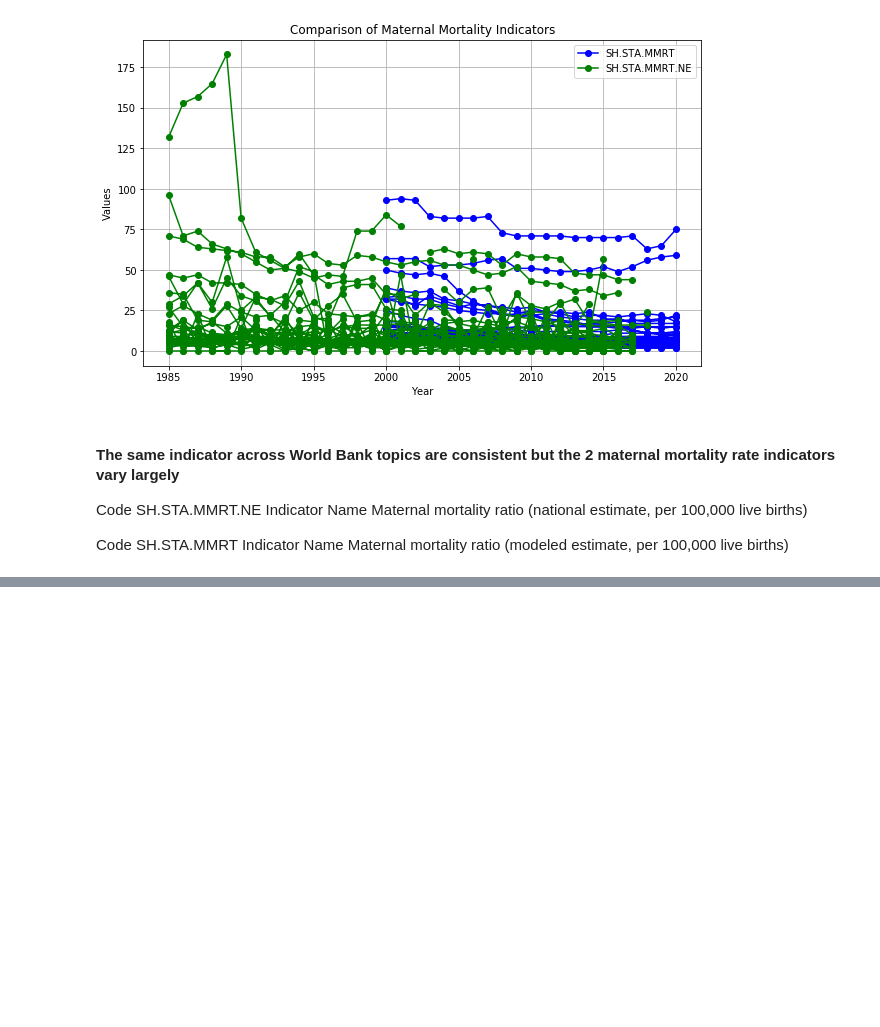
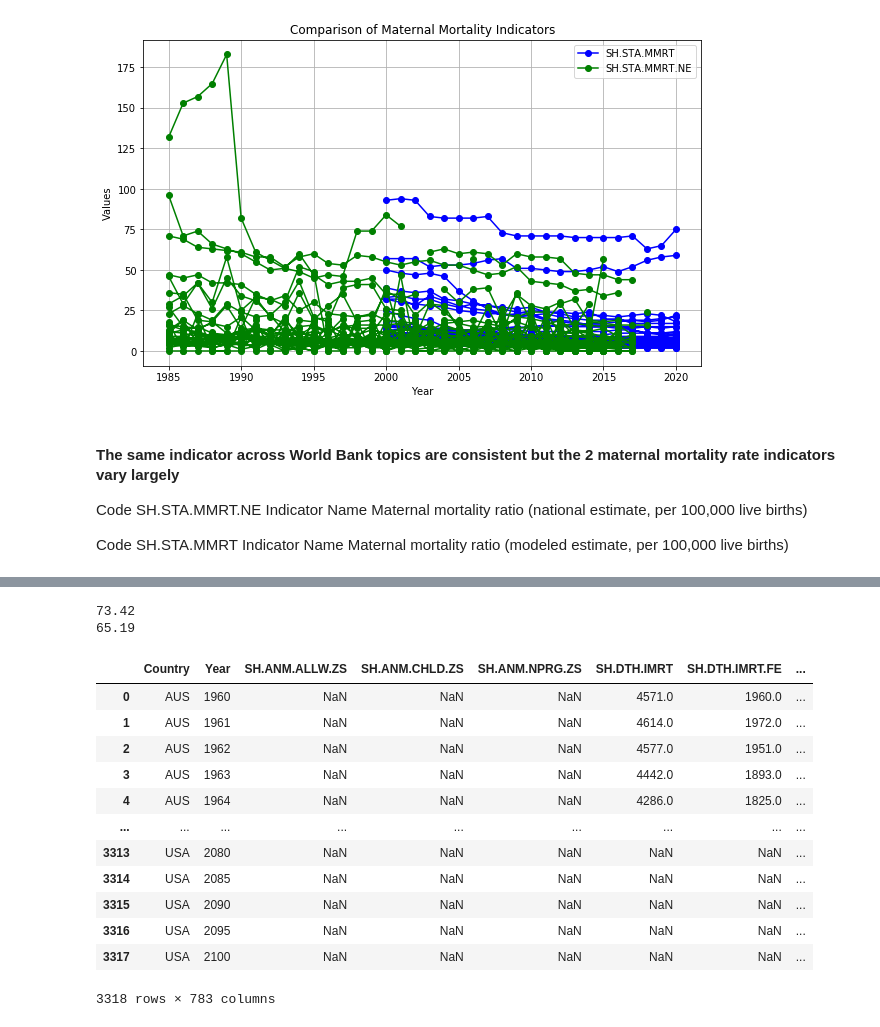
Before and after one commit to JenShumway/MADS_MilestoneII, a Jupyter notebook: WorldBankData_Cleaning.ipynb, the cells around one changed output, grey strips where cells are left out. Drawn from its saved outputs; the diff is of its cells as text; code cells hidden in the pictures; blank space fills up the shorter version.

```diff
--- a/WorldBankData_Cleaning.ipynb
+++ b/WorldBankData_Cleaning.ipynb
@@ -96,3 +96,34 @@ Indicator Name	Maternal mortality ratio (modeled estimate, per 100,000 live birt
 
 
 #### Moving this into the modeling notebooks as both maternal mortality predictors should be explored
+# %%
+# let's drop columns where the number of NaN's is greater than a given threshold %
+# First determine what that threshold should be
+
+# Range of thresholds to test
+thresholds = range(0, 101, 5)  # Vary from 0% to 100% in increments of 5%
+
+# Calculate the percentage of NaNs per column
+nan_percentage = (merged_df.isna().mean() * 100).round(2)
+
+
+# Initialize lists to store results
+threshold_values = []
+kept_columns = []
+
+
+# Calculate the number of columns kept for each threshold
+for threshold in thresholds:
+    columns_to_drop = nan_percentage > threshold
+    kept_columns_count = sum(~columns_to_drop)  # Count columns that are not dropped
+    threshold_values.append(threshold)
+    kept_columns.append(kept_columns_count)
+
+# Create a plot
+plt.figure(figsize=(8, 6))
+plt.plot(threshold_values, kept_columns, marker='o', linestyle='-')
+plt.title('Number of Columns Kept vs. Threshold for NaN Percentage')
+plt.xlabel('Threshold for NaN Percentage (%)')
+plt.ylabel('Number of Columns Kept')
+plt.grid(True)
+plt.show()
@@ -98,0 +132,31 @@ Indicator Name	Maternal mortality ratio (modeled estimate, per 100,000 live birt
+# %%
+# These rows should be kept, these are their respective NaN percentages
+print((merged_df['SH.STA.MMRT'].isna().mean() * 100).round(2))
+print((merged_df['SH.STA.MMRT.NE'].isna().mean() * 100).round(2))
+# %% [output]
+73.42
+65.19
+# %%
+# Define Threshold
+threshold = 85
+
+# Create a boolean mask for columns with more than the threshold percentage of NaNs
+columns_to_drop = nan_percentage > threshold
+
+# Drop the columns with more than the threshold percentage of NaNs
+df_cleaned = merged_df.drop(columns=nan_percentage[columns_to_drop].index)
+df_cleaned
+# %% [output]
+|  | Country | Year | SH.ANM.ALLW.ZS | SH.ANM.CHLD.ZS | SH.ANM.NPRG.ZS | SH.DTH.IMRT | SH.DTH.IMRT.FE | ... |
+| 0 | AUS | 1960 | NaN | NaN | NaN | 4571.0 | 1960.0 | ... |
+| 1 | AUS | 1961 | NaN | NaN | NaN | 4614.0 | 1972.0 | ... |
+| 2 | AUS | 1962 | NaN | NaN | NaN | 4577.0 | 1951.0 | ... |
+| 3 | AUS | 1963 | NaN | NaN | NaN | 4442.0 | 1893.0 | ... |
+| 4 | AUS | 1964 | NaN | NaN | NaN | 4286.0 | 1825.0 | ... |
+| ... | ... | ... | ... | ... | ... | ... | ... | ... |
+| 3313 | USA | 2080 | NaN | NaN | NaN | NaN | NaN | ... |
+| 3314 | USA | 2085 | NaN | NaN | NaN | NaN | NaN | ... |
+| 3315 | USA | 2090 | NaN | NaN | NaN | NaN | NaN | ... |
+| 3316 | USA | 2095 | NaN | NaN | NaN | NaN | NaN | ... |
+| 3317 | USA | 2100 | NaN | NaN | NaN | NaN | NaN | ... |
+3318 rows × 783 columns
```
Also changed, not shown: parts of 11 cells of this notebook.
